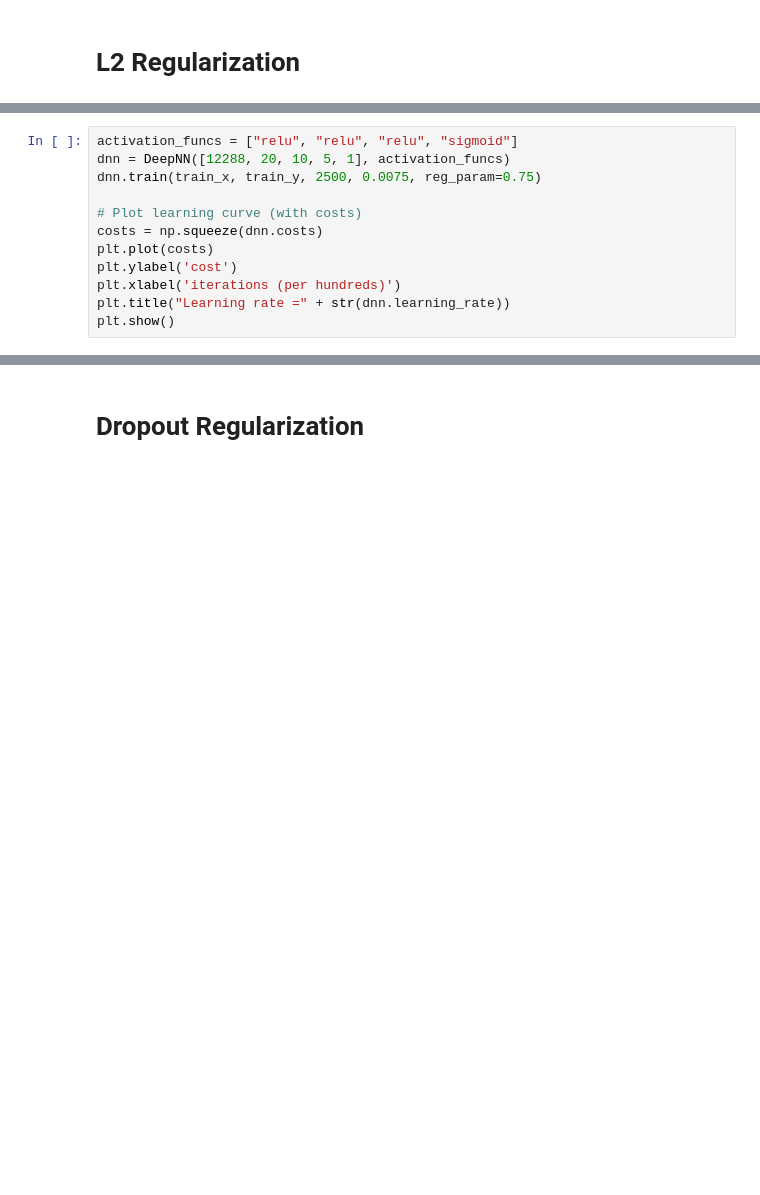
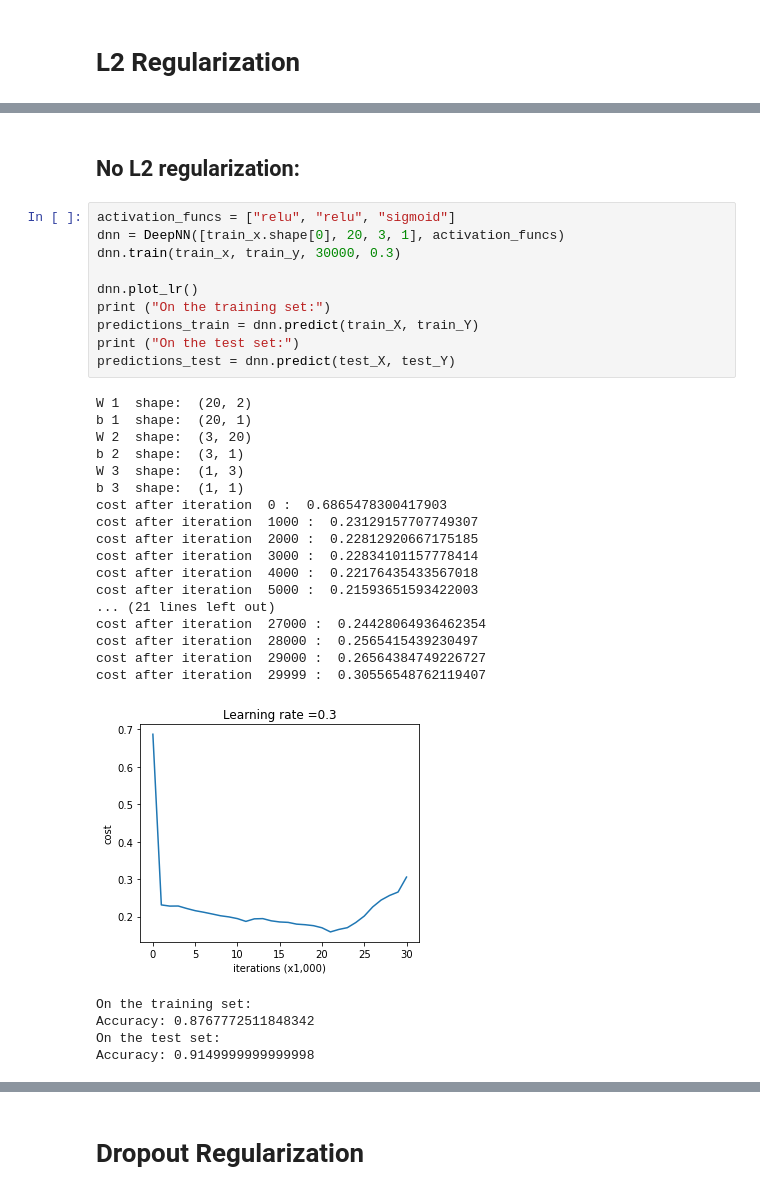
Before and after one commit to hamedrq7/Deep-Learning-Numpy-Practice, a Jupyter notebook: Fully-Connected-Deep-Neural-Network.ipynb, the cells around one changed output, grey strips where cells are left out. Saved outputs shown, nothing was run; the diff lists cells and outputs as text; blank space fills up the shorter version.

```diff
--- a/Fully-Connected-Deep-Neural-Network.ipynb
+++ b/Fully-Connected-Deep-Neural-Network.ipynb
@@ -418,12 +310,0 @@ class DeepNN:
-# %%
-activation_funcs = ["relu", "relu", "relu", "sigmoid"]
-dnn = DeepNN([12288, 20, 10, 5, 1], activation_funcs)
-dnn.train(train_x, train_y, 2500, 0.0075, reg_param=0.75)
-
-# Plot learning curve (with costs)
-costs = np.squeeze(dnn.costs)
-plt.plot(costs)
-plt.ylabel('cost')
-plt.xlabel('iterations (per hundreds)')
-plt.title("Learning rate =" + str(dnn.learning_rate))
-plt.show()
@@ -456,0 +584,35 @@ Accuracy: 0.78
+# %% [markdown]
+## No L2 regularization:
+# %%
+activation_funcs = ["relu", "relu", "sigmoid"]
+dnn = DeepNN([train_x.shape[0], 20, 3, 1], activation_funcs)
+dnn.train(train_x, train_y, 30000, 0.3)
+
+dnn.plot_lr()
+print ("On the training set:")
+predictions_train = dnn.predict(train_X, train_Y)
+print ("On the test set:")
+predictions_test = dnn.predict(test_X, test_Y)
+# %% [output]
+W 1  shape:  (20, 2)
+b 1  shape:  (20, 1)
+W 2  shape:  (3, 20)
+b 2  shape:  (3, 1)
+W 3  shape:  (1, 3)
+b 3  shape:  (1, 1)
+cost after iteration  0 :  0.6865478300417903
+cost after iteration  1000 :  0.23129157707749307
+cost after iteration  2000 :  0.22812920667175185
+cost after iteration  3000 :  0.22834101157778414
+cost after iteration  4000 :  0.22176435433567018
+cost after iteration  5000 :  0.21593651593422003
+... (21 lines left out)
+cost after iteration  27000 :  0.24428064936462354
+cost after iteration  28000 :  0.2565415439230497
+cost after iteration  29000 :  0.26564384749226727
+cost after iteration  29999 :  0.30556548762119407
+[figure, added]
+On the training set:
+Accuracy: 0.8767772511848342
+On the test set:
+Accuracy: 0.9149999999999998
```
Also changed, not shown: parts of 25 cells of this notebook.
